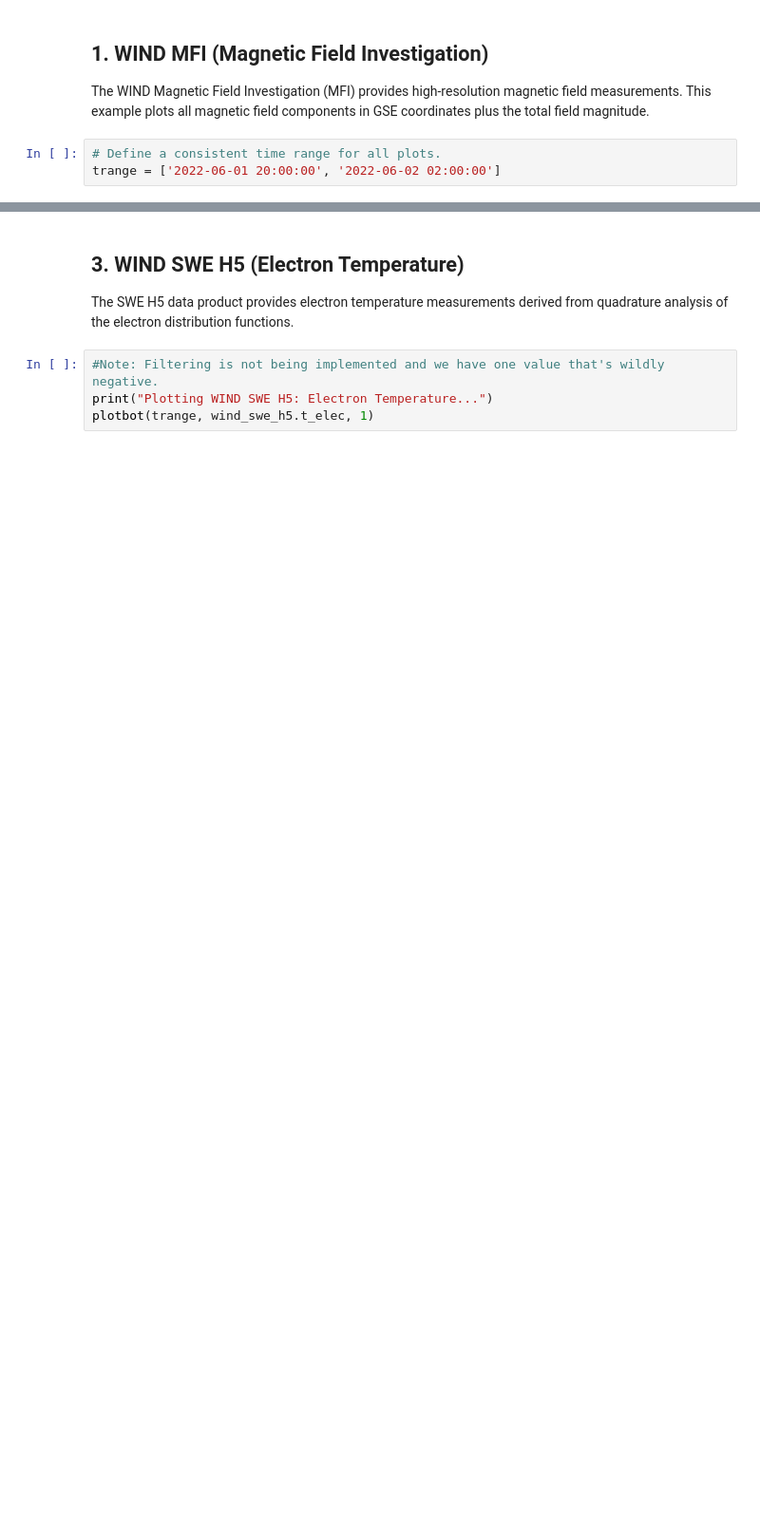
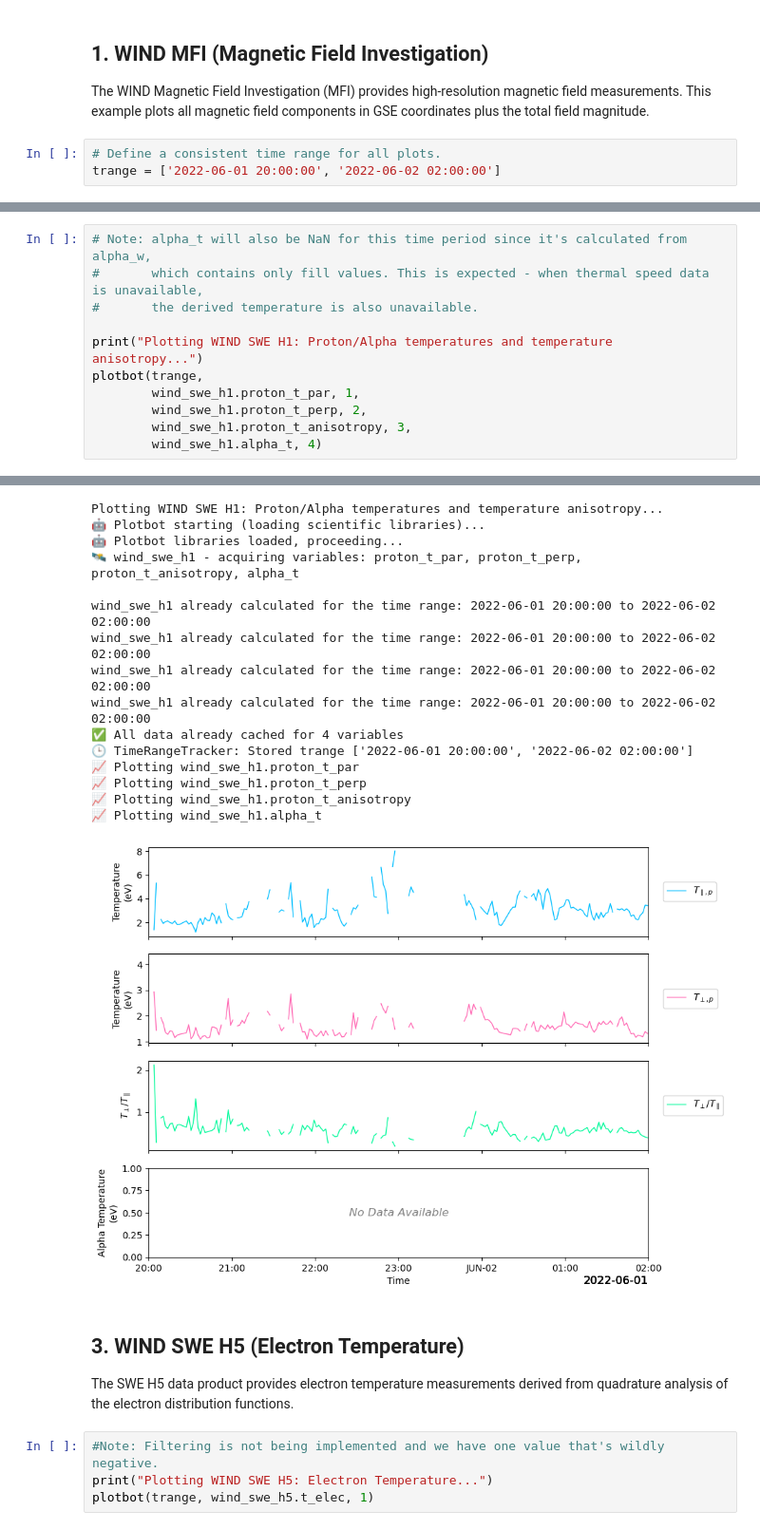
Before and after one commit to Sonified/Plotbot, a Jupyter notebook: example_notebooks/plotbot_wind_data_examples.ipynb, the cells around one changed output, grey strips where cells are left out. Shown at 95% size. Drawn from its saved outputs; the diff is of its cells as text; blank space fills up the shorter version.

Commit message:
v3.70 Feature: Added temperature calculations (eV) to wind_swe_h1 class for proton and alpha particles

```diff
--- a/example_notebooks/plotbot_wind_data_examples.ipynb
+++ b/example_notebooks/plotbot_wind_data_examples.ipynb
@@ -129,0 +162,12 @@ DEBUG: pyspedas module attributes: ['CDAWeb', 'HoverTime', 'MPLPlotter', 'Ordere
+# %%
+# Note: alpha_t will also be NaN for this time period since it's calculated from alpha_w,
+#       which contains only fill values. This is expected - when thermal speed data is unavailable,
+#       the derived temperature is also unavailable.
+
+print("Plotting WIND SWE H1: Proton/Alpha temperatures and temperature anisotropy...")
+plotbot(trange,
+        wind_swe_h1.proton_t_par, 1,
+        wind_swe_h1.proton_t_perp, 2,
+        wind_swe_h1.proton_t_anisotropy, 3,
+        wind_swe_h1.alpha_t, 4)
+# %% [output]
@@ -130,3 +182,19 @@ DEBUG: pyspedas module attributes: ['CDAWeb', 'HoverTime', 'MPLPlotter', 'Ordere
+Plotting WIND SWE H1: Proton/Alpha temperatures and temperature anisotropy...
+🤖 Plotbot starting (loading scientific libraries)...
+🤖 Plotbot libraries loaded, proceeding...
+🛰️ wind_swe_h1 - acquiring variables: proton_t_par, proton_t_perp, proton_t_anisotropy, alpha_t
+
+wind_swe_h1 already calculated for the time range: 2022-06-01 20:00:00 to 2022-06-02 02:00:00
+wind_swe_h1 already calculated for the time range: 2022-06-01 20:00:00 to 2022-06-02 02:00:00
+wind_swe_h1 already calculated for the time range: 2022-06-01 20:00:00 to 2022-06-02 02:00:00
+wind_swe_h1 already calculated for the time range: 2022-06-01 20:00:00 to 2022-06-02 02:00:00
+✅ All data already cached for 4 variables
+🕒 TimeRangeTracker: Stored trange ['2022-06-01 20:00:00', '2022-06-02 02:00:00']
+📈 Plotting wind_swe_h1.proton_t_par
+📈 Plotting wind_swe_h1.proton_t_perp
+📈 Plotting wind_swe_h1.proton_t_anisotropy
+📈 Plotting wind_swe_h1.alpha_t
+[figure, added]
 # %% [markdown]
 ## 3. WIND SWE H5 (Electron Temperature)
 
```
Also changed, not shown: parts of 12 cells of this notebook, 6 other files.
